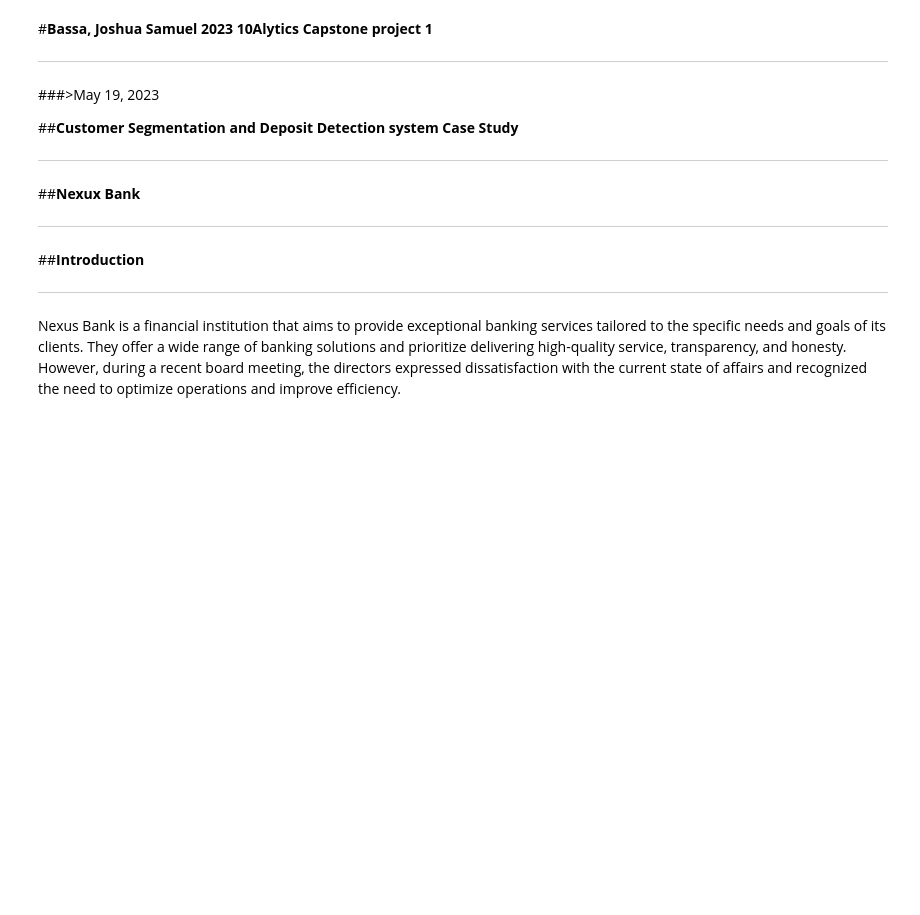
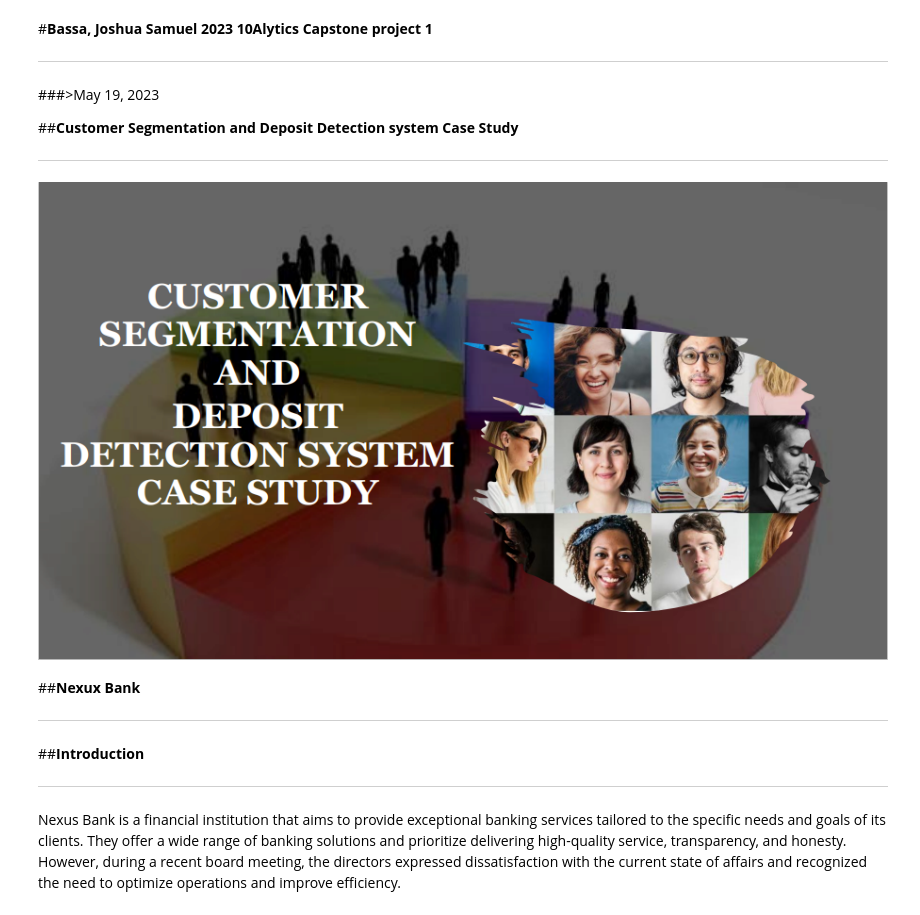
Before and after one commit to SenseiBassa/Nexux-Capstone-1, a Jupyter notebook: Capstone_Project_1.ipynb, the cells around one changed output. Drawn from its saved outputs; the diff is of its cells as text; code cells hidden in the pictures; blank space fills up the shorter version.

```diff
--- a/Capstone_Project_1.ipynb
+++ b/Capstone_Project_1.ipynb
@@ -12,6 +12,11 @@
 ##**Customer Segmentation and Deposit Detection system Case Study**
 
 ---
+# %%
+Image('/content/1st.PNG')
+Image('/content/1st.PNG', width=1200, height=700)
+# %% [output]
+[figure, added]
 # %% [markdown]
 
 ##**Nexux Bank**
```
Also changed, not shown: parts of 16 cells of this notebook.
